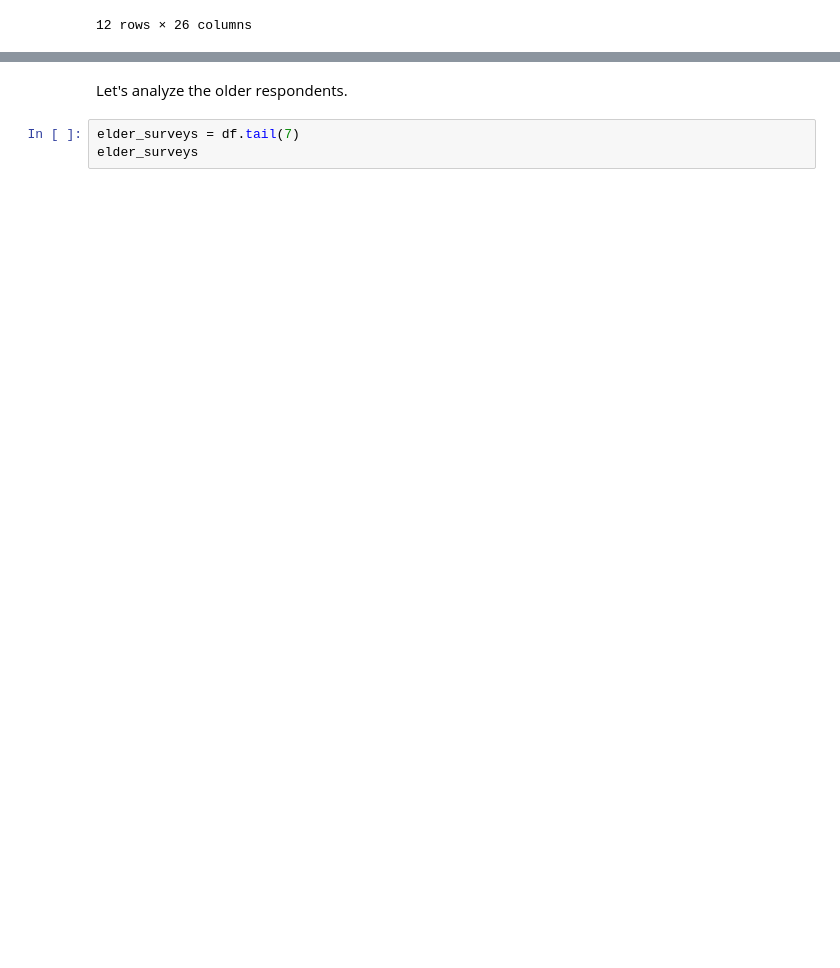
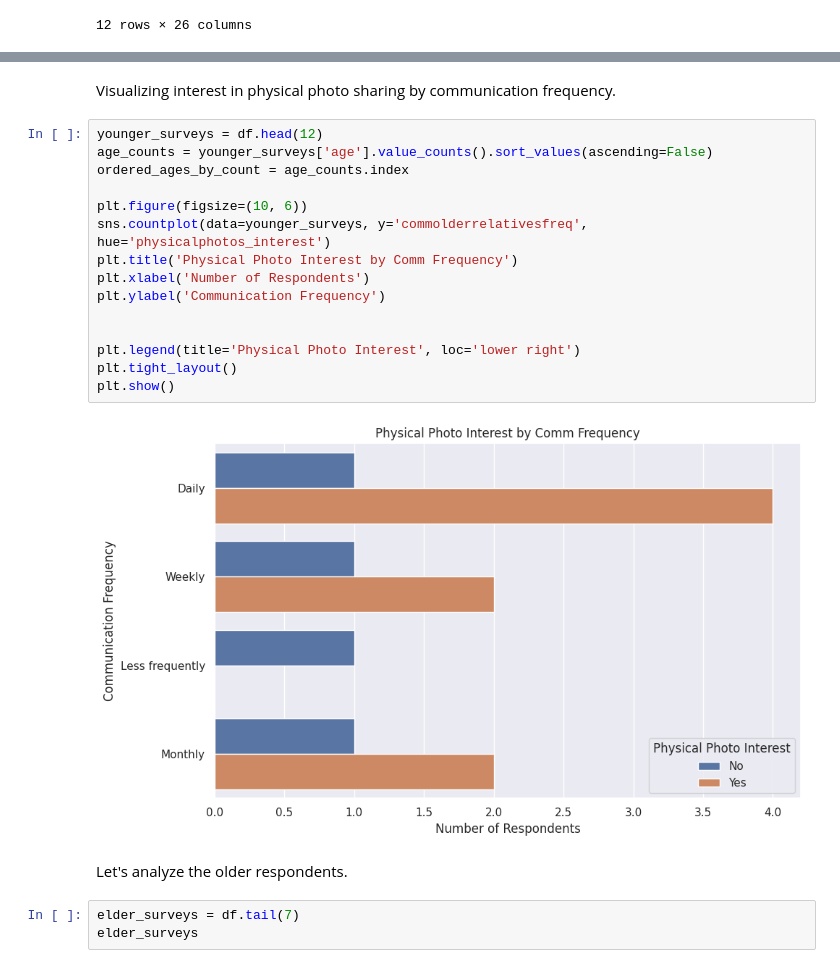
Before and after one commit to neekrich/Flikshop, a Jupyter notebook: FlikshopSurveyResults_Elderly.ipynb, the cells around one changed output, grey strips where cells are left out. Saved outputs shown, nothing was run; the diff lists cells and outputs as text; blank space fills up the shorter version.

```diff
--- a/FlikshopSurveyResults_Elderly.ipynb
+++ b/FlikshopSurveyResults_Elderly.ipynb
@@ -79,3 +79,22 @@ plt.show()
+# %% [markdown]
+Visualizing interest in physical photo sharing by communication frequency.
+# %%
+younger_surveys = df.head(12)
+age_counts = younger_surveys['age'].value_counts().sort_values(ascending=False)
+ordered_ages_by_count = age_counts.index
+
+plt.figure(figsize=(10, 6))
+sns.countplot(data=younger_surveys, y='commolderrelativesfreq', hue='physicalphotos_interest')
+plt.title('Physical Photo Interest by Comm Frequency')
+plt.xlabel('Number of Respondents')
+plt.ylabel('Communication Frequency')
+
+
+plt.legend(title='Physical Photo Interest', loc='lower right')
+plt.tight_layout()
+plt.show()
+# %% [output]
+[figure, added]
 # %% [markdown]
 Let's analyze the older respondents.
 # %%
```
Also changed, not shown: parts of 4 cells of this notebook.
